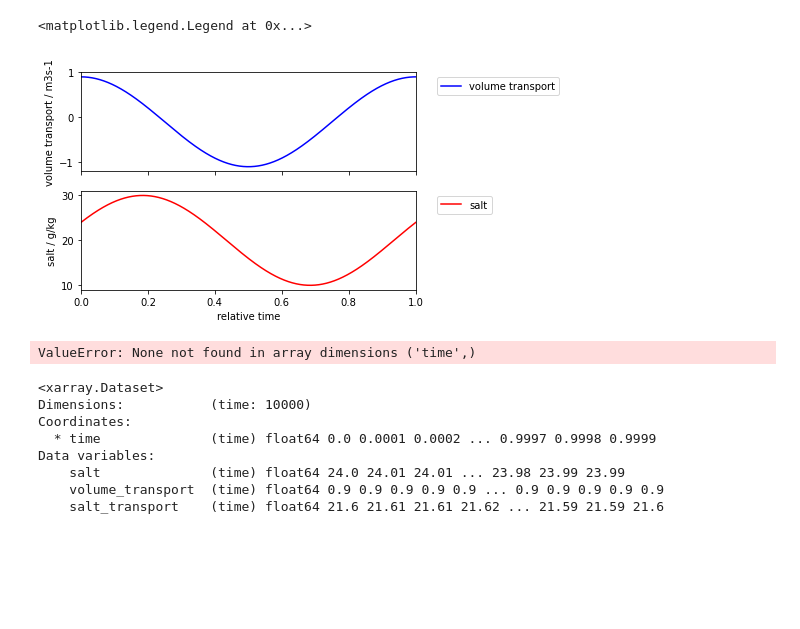
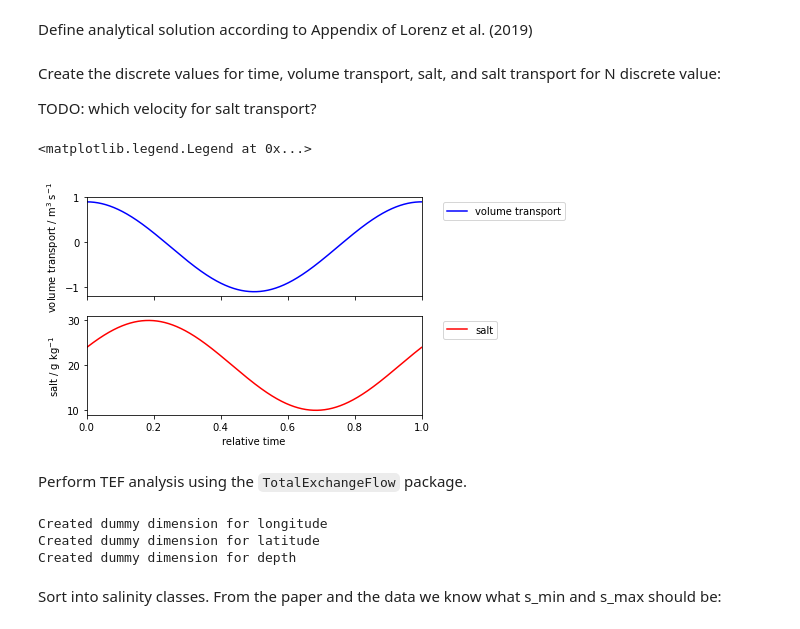
Before and after one commit to florianboergel/pyTEF, a Jupyter notebook: 02_example_analytical.ipynb, the cells around one changed output. Saved outputs shown, nothing was run; the diff lists cells and outputs as text; code cells hidden in the pictures; blank space fills up the shorter version.

```diff
--- a/02_example_analytical.ipynb
+++ b/02_example_analytical.ipynb
@@ -8 +40,9 @@ import xarray as xr
+# %%
+def u_vel_analytical(t):
+    return u_r+u_a*np.cos(2*np.pi*t)
+
+def s_analytical(t):
+    return s_r + s_a*np.cos(2*np.pi*t+phi)
+# %% [markdown]
+Define analytical solution according to Appendix of Lorenz et al. (2019)
 # %%
@@ -47,3 +63,7 @@ def Qs_analytical(S):
 def q_analytical(S):
     q=A/(T*omega)*1/(np.sqrt(s_a**2-(S-s_r)**2))*(-2*u_r-u_a*np.cos(np.arccos((S-s_r)/s_a)-phi)-u_a*np.cos(np.arccos((S-s_r)/s_a)+phi))
     return(q)
+# %% [markdown]
+Create the discrete values for time, volume transport, salt, and salt transport for N discrete value:
+
+TODO: which velocity for salt transport?
@@ -50,56 +80,32 @@ def q_analytical(S):
 # %%
-#create the discrete values for time, volume transport, salt, and salt transport for N discrete value:
-t = np.float64(np.arange(0,1,1/N)) #time array (0 to 1 , so relative to one Tidal cycle T)
-volume_transport = np.float64(u_vel_analytical(t)) #volume transport
-salt = np.float64(s_analytical(t)) #salt / salinity
-salt_transport=np.float64(uu*ss) #salt transport
-
-### put everything into a xr.Dataset
-
-data = xr.Dataset({
-"salt": (["time"], salt),
-"volume_transport": (["time"], volume_transport),
-"salt_transport": (["time"], salt_transport)},
-coords={
-    "time": (["time"], t),
-})
-
-#show the data
-
 fig, ax = plt.subplots(2,1,sharex=True)
-ax[0].plot(t,volume_transport,color='blue',label='volume transport')
-ax[0].legend(loc='upper left',bbox_to_anchor=(1.05, 1))
-ax[0].set_ylabel('volume transport / m3s-1')
-ax[1].plot(t,salt,color='red',label='salt')
-ax[1].set_ylabel('salt / g/kg')
+ax[0].plot(t, volume_transport, color='blue', label='volume transport')
+ax[0].legend(loc='upper left', bbox_to_anchor=(1.05, 1))
+ax[0].set_ylabel('volume transport / m$^3$ s$^{-1}$')
+ax[1].plot(t, salt, color='red', label='salt')
+ax[1].set_ylabel('salt / g kg$^{-1}$')
 ax[1].set_xlabel('relative time')
 ax[1].set_xlim(0,1)
 ax[1].legend(loc='upper left',bbox_to_anchor=(1.05, 1))
 # %% [output]
 <matplotlib.legend.Legend at 0x...>
-[figure, old version]
+[figure, new version]
+# %% [markdown]
+Perform TEF analysis using the `TotalExchangeFlow` package.
+# %%
+tef = TEF_object(ds=data)
+tef.set_up() # validate dimensions
+# %% [output]
+Created dummy dimension for longitude
+Created dummy dimension for latitude
+Created dummy dimension for depth
+# %% [markdown]
+Sort into salinity classes. From the paper and the data we know what s_min and s_max should be:
 # %%
-### to the TEF analysis with the package
-tef = TEF_object(ds=data)
-
-###sort into salinity classes. From the paper and the data we know what s_min and s_max should be:
 s_min  = 10.0
 s_max  = 31.0
 N_bins = 1024
 out = tef.sort_1dim(tef.ds.salt,
-                  transport = tef.ds.volume_transport,
-                  N=N_bins,
-                  minmaxrange=(s_min,s_max))
+                    transport = tef.ds.volume_transport,
+                    N = N_bins,
+                    minmaxrange=(s_min, s_max))
-# %% [output]
-ValueError: None not found in array dimensions ('time',)
-# %%
-data
-# %% [output]
-<xarray.Dataset>
-Dimensions:           (time: 10000)
-Coordinates:
-  * time              (time) float64 0.0 0.0001 0.0002 ... 0.9997 0.9998 0.9999
-Data variables:
-    salt              (time) float64 24.0 24.01 24.01 ... 23.98 23.99 23.99
-    volume_transport  (time) float64 0.9 0.9 0.9 0.9 0.9 ... 0.9 0.9 0.9 0.9 0.9
-    salt_transport    (time) float64 21.6 21.61 21.61 21.62 ... 21.59 21.59 21.6
```
Also changed, not shown: parts of 7 cells of this notebook, 9 other files.
